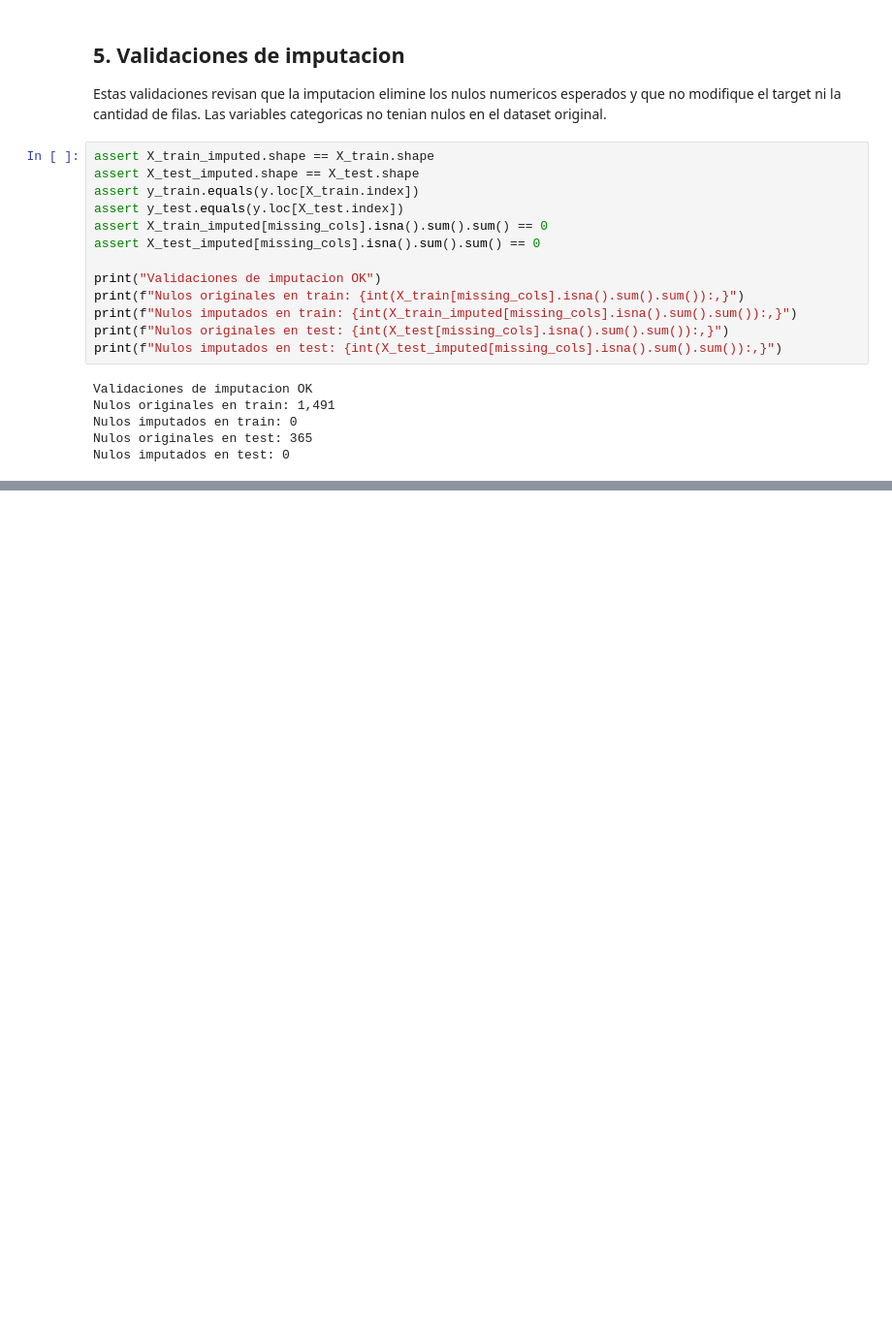
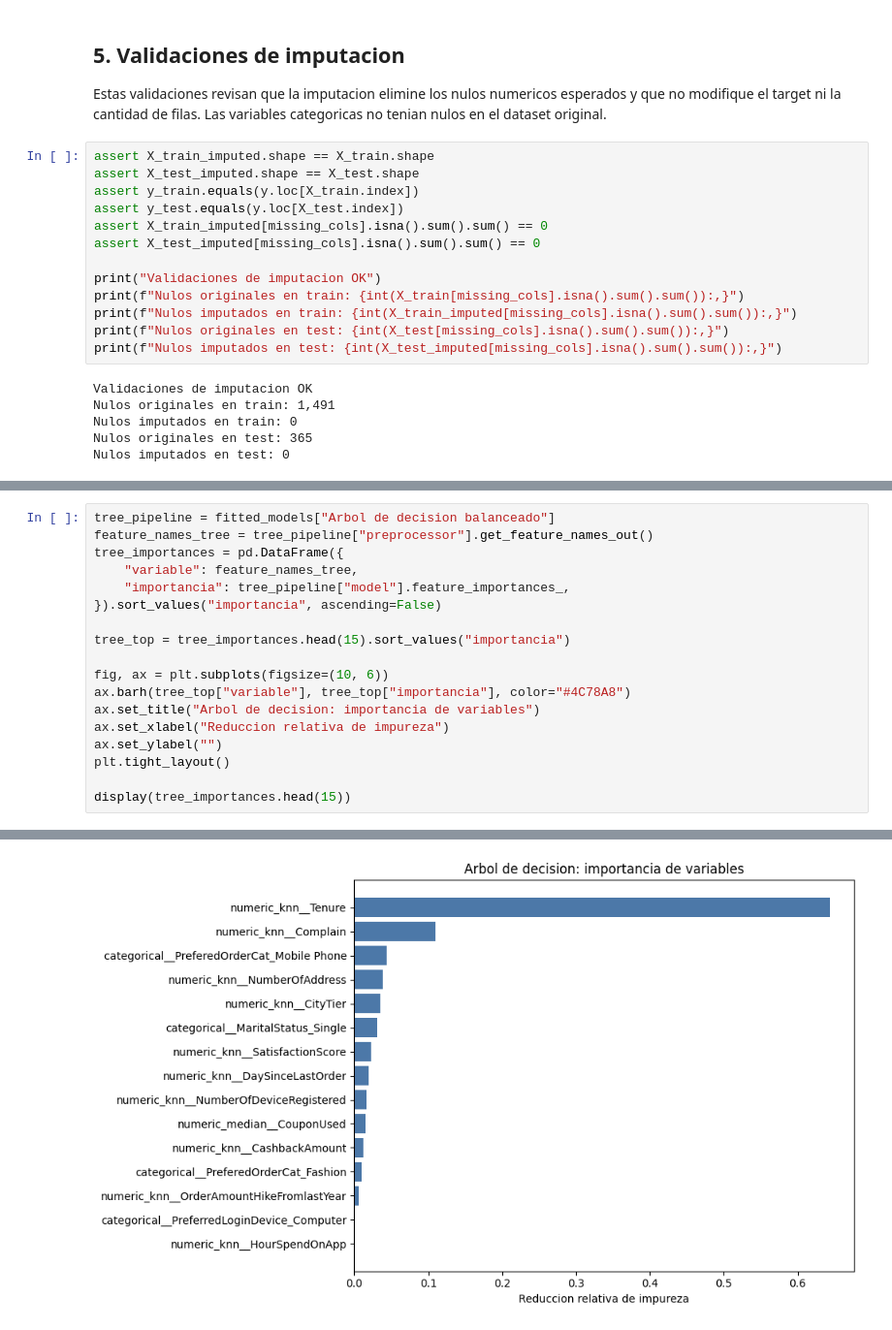
Before and after one commit to FelipeTamaki/TP_IA_aplicada_a_negocios_churn_Grupo1, a Jupyter notebook: Modelo.ipynb, the cells around one changed output, grey strips where cells are left out. Shown at 97% size. Cells and saved outputs as stored; diff of their text form; blank space fills up the shorter version.

```diff
--- a/Modelo.ipynb
+++ b/Modelo.ipynb
@@ -362,0 +745,19 @@ Decision pendiente antes de entrenar: confirmar si `Complain` y `DaySinceLastOrd
+# %%
+tree_pipeline = fitted_models["Arbol de decision balanceado"]
+feature_names_tree = tree_pipeline["preprocessor"].get_feature_names_out()
+tree_importances = pd.DataFrame({
+    "variable": feature_names_tree,
+    "importancia": tree_pipeline["model"].feature_importances_,
+}).sort_values("importancia", ascending=False)
+
+tree_top = tree_importances.head(15).sort_values("importancia")
+
+fig, ax = plt.subplots(figsize=(10, 6))
+ax.barh(tree_top["variable"], tree_top["importancia"], color="#4C78A8")
+ax.set_title("Arbol de decision: importancia de variables")
+ax.set_xlabel("Reduccion relativa de impureza")
+ax.set_ylabel("")
+plt.tight_layout()
+
+display(tree_importances.head(15))
+# %% [output]
@@ -362,0 +780 @@ Decision pendiente antes de entrenar: confirmar si `Complain` y `DaySinceLastOrd
+[figure, added]
```
Also changed, not shown: parts of 24 cells of this notebook, 18 other files.
